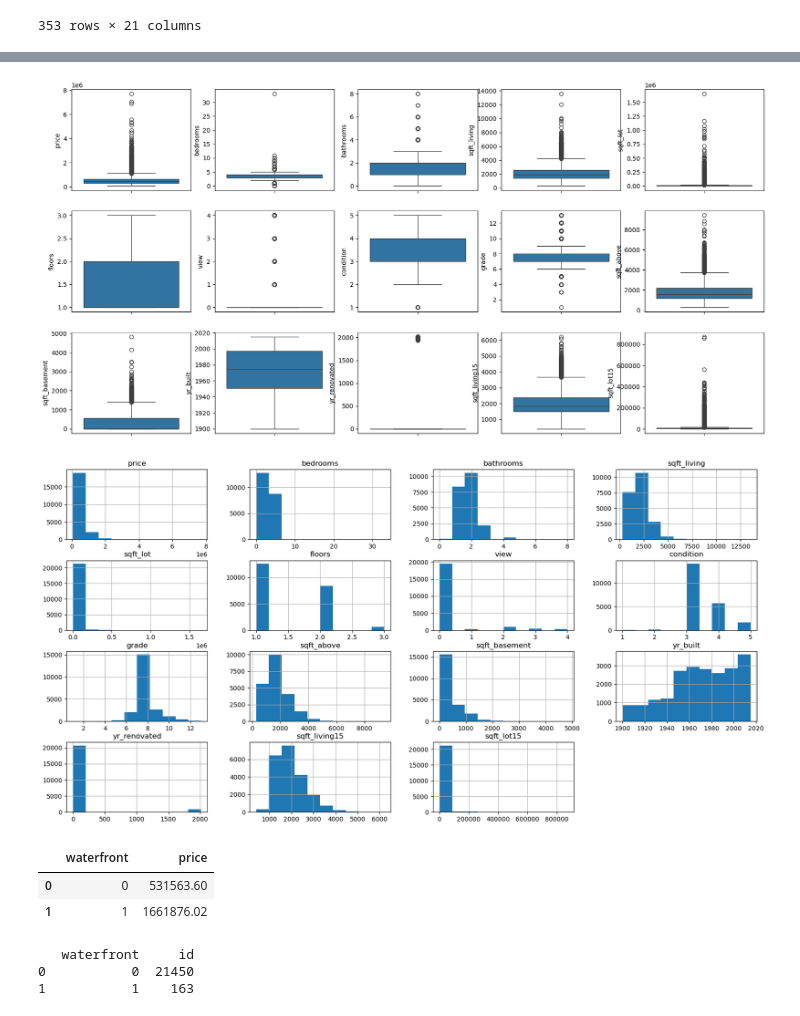
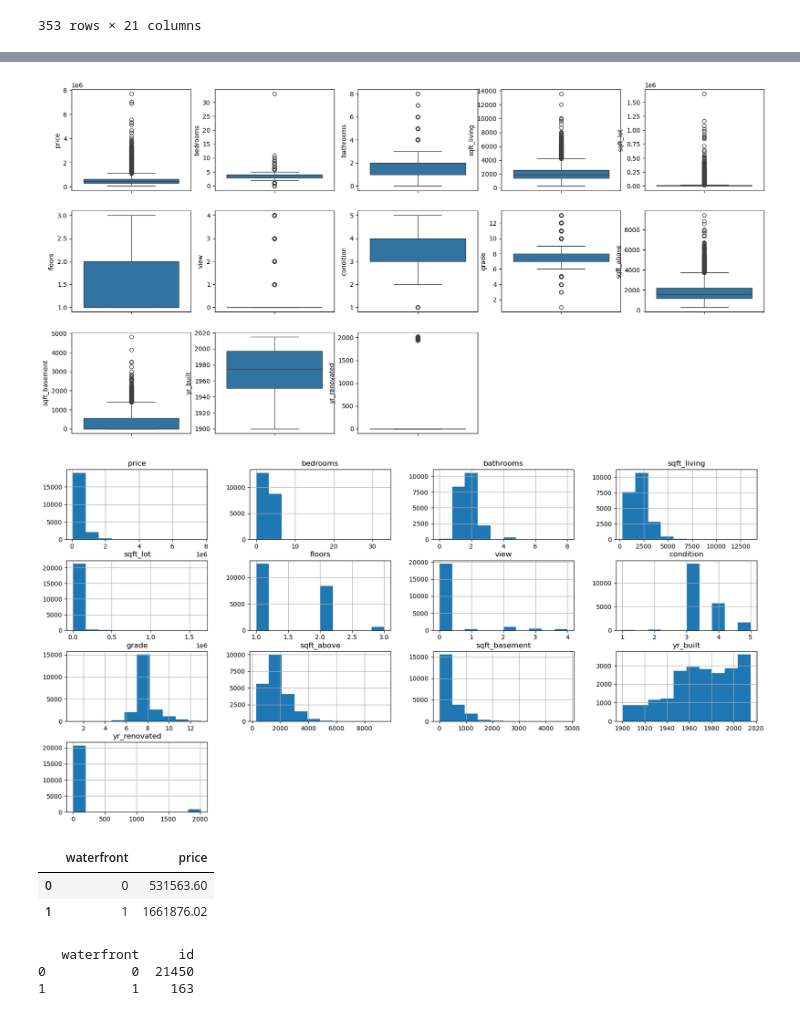
Before and after one commit to dsrodrigovieira/houserocketsales, a Jupyter notebook: notebooks/1.0.rv_house_rocket_sales.ipynb, the cells around one changed output, grey strips where cells are left out. Saved outputs shown, nothing was run; the diff lists cells and outputs as text; code cells hidden in the pictures.

```diff
--- a/notebooks/1.0.rv_house_rocket_sales.ipynb
+++ b/notebooks/1.0.rv_house_rocket_sales.ipynb
@@ -159,13 +145,9 @@ Name: date, Length: 21613, dtype: datetime64[ns]
 # %%
-# fix datetime
+# corrigir data
 df_raw['date'] = pd.to_datetime(df_raw.date,format='mixed')
-# fix float > int
+# corrigir float > int
 df_raw['bathrooms'] = df_raw['bathrooms'].astype('int64')
 df_raw['floors']    = df_raw['floors'].astype('int64')
-
-# removendo atributos que não agregam à solução do problema
-# df_raw = df_raw.drop(columns=['sqft_living15','sqft_lot15'])
-
-# removendo registros duplicados
-# df_raw = df_raw.drop_duplicates(subset='id')
+# remover colunar ambiguas
+df_raw = df_raw.drop(columns=['sqft_living15','sqft_lot15'])
 # %% [markdown]
@@ -202,22 +184,23 @@ num_attributes.describe().T.reset_index().merge(ds_num,how='inner',on='index')
 # %%
+# análise de bloxplot
 cols_boxplot = ['price', 'bedrooms', 'bathrooms', 'sqft_living', 'sqft_lot', 'floors', 'view', 'condition',
-                'grade','sqft_above', 'sqft_basement', 'yr_built', 'yr_renovated', 'sqft_living15', 'sqft_lot15']
-
+                'grade','sqft_above', 'sqft_basement', 'yr_built', 'yr_renovated']
 for i in range(len(cols_boxplot)):
     plt.subplot(3,5,i+1)
     sns.boxplot(df_raw[cols_boxplot[i]])
 # %% [output]
-[figure, old version]
+[figure, new version]
 # %%
 df_raw[cols_boxplot].hist();
 # %% [output]
-[figure, old version]
+[figure, new version]
-# %%
-df_raw[['price','waterfront']].groupby('waterfront').mean().reset_index()
-# %% [output]
-|  | waterfront | price |
-| 0 | 0 | 531563.60 |
-| 1 | 1 | 1661876.02 |
+# %%
+df_raw[['price','waterfront']].groupby('waterfront').mean().reset_index()
+# casas de frente para o mar custam até 3x o valor de uma casa sem vista para o mar
+# %% [output]
+|  | waterfront | price |
+| 0 | 0 | 531563.60 |
+| 1 | 1 | 1661876.02 |
 # %%
 print(df_raw[['id','waterfront']].groupby('waterfront').count().reset_index())
 sns.kdeplot(data=df_raw, x="price", hue="waterfront", fill=True);
```
Also changed, not shown: parts of 18 cells of this notebook.
